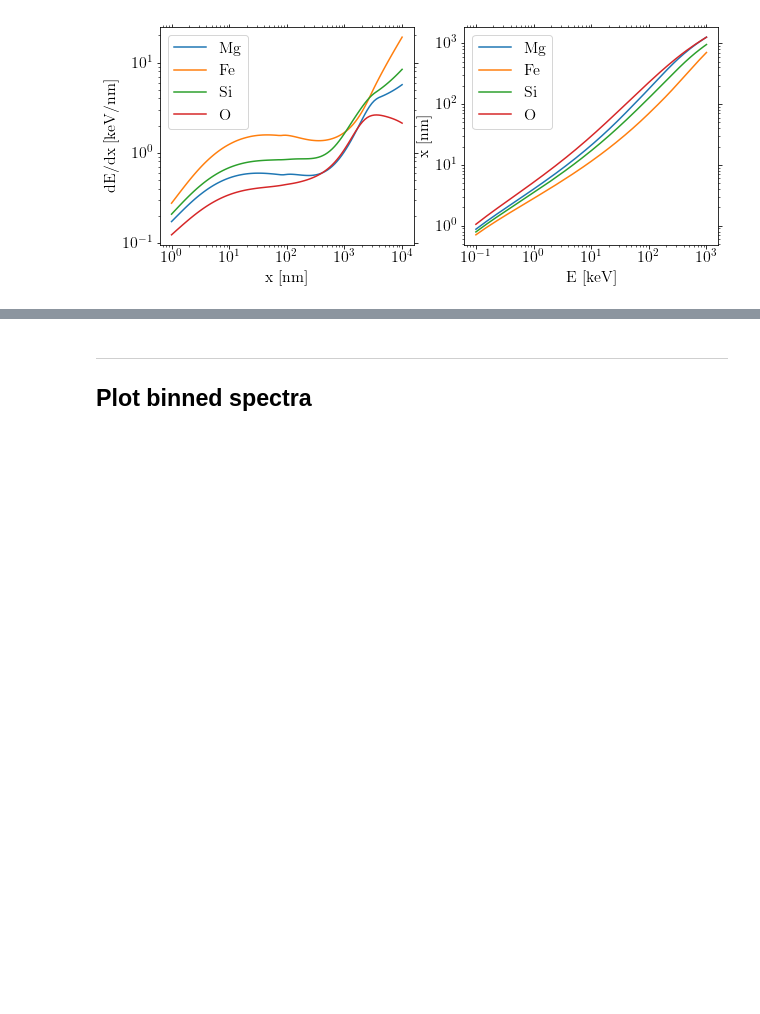
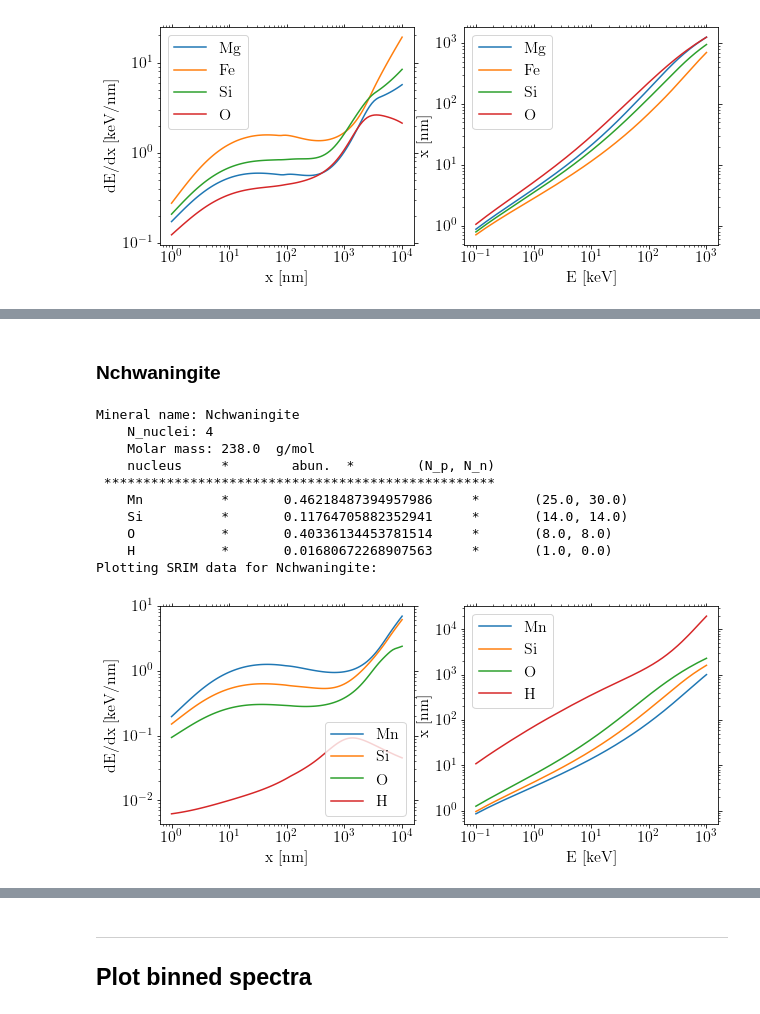
Before and after one commit to tedwards2412/paleo_detectors, a Jupyter notebook: Notebooks/PlotSpectra.ipynb, the cells around one changed output, grey strips where cells are left out. Cells and saved outputs as stored; diff of their text form; code cells hidden in the pictures; blank space fills up the shorter version.

```diff
--- a/Notebooks/PlotSpectra.ipynb
+++ b/Notebooks/PlotSpectra.ipynb
@@ -186,0 +126,18 @@ plotSpectrum(Phlo)
+# %% [markdown]
+### Nchwaningite
+# %%
+Nchw = Mineral("Nchwaningite")
+Nchw.showProperties()
+Nchw.showSRIM()
+# %% [output]
+Mineral name: Nchwaningite
+    N_nuclei: 4
+    Molar mass: 238.0  g/mol
+    nucleus     *        abun.  *        (N_p, N_n)
+ **************************************************
+    Mn          *       0.46218487394957986     *       (25.0, 30.0)
+    Si          *       0.11764705882352941     *       (14.0, 14.0)
+    O           *       0.40336134453781514     *       (8.0, 8.0)
+    H           *       0.01680672268907563     *       (1.0, 0.0)
+Plotting SRIM data for Nchwaningite:
+[figure, added]
```
Also changed, not shown: parts of 19 cells of this notebook, 32 other files.
